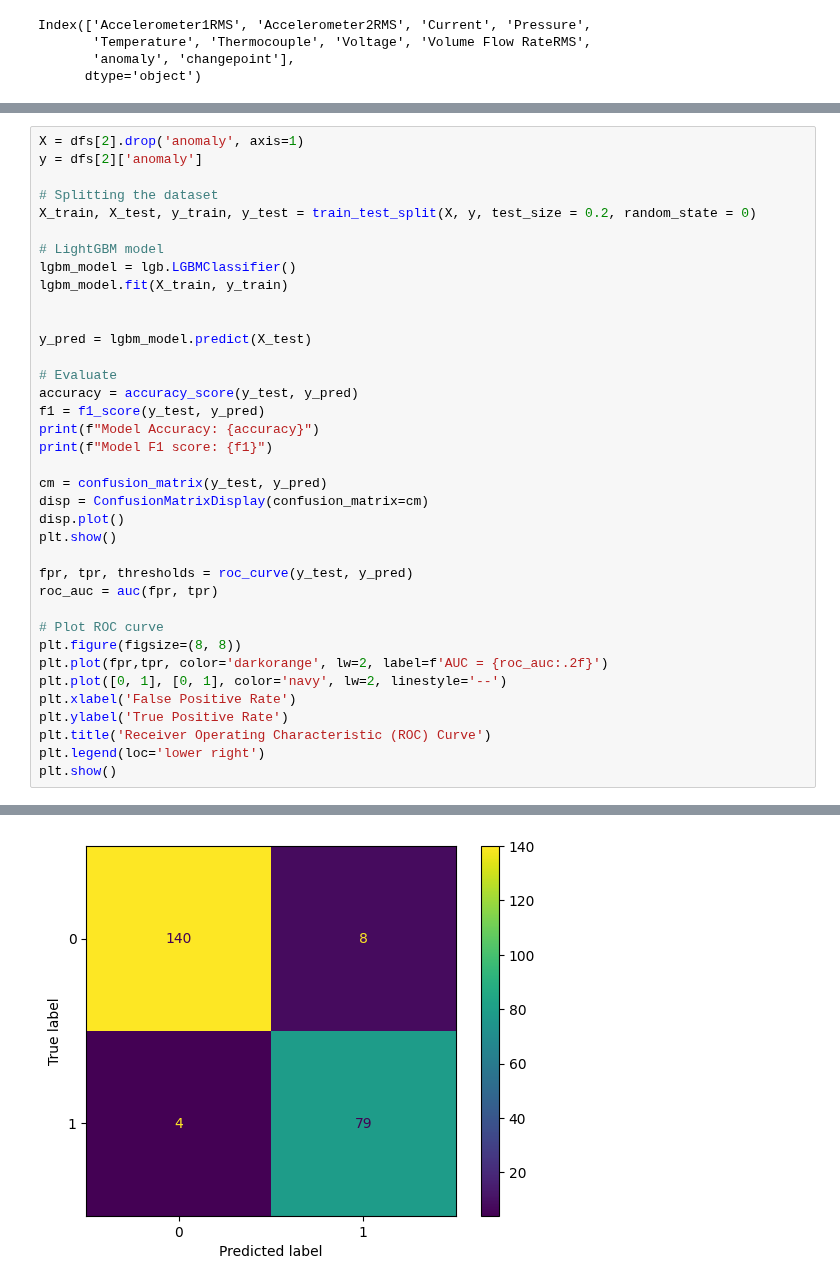
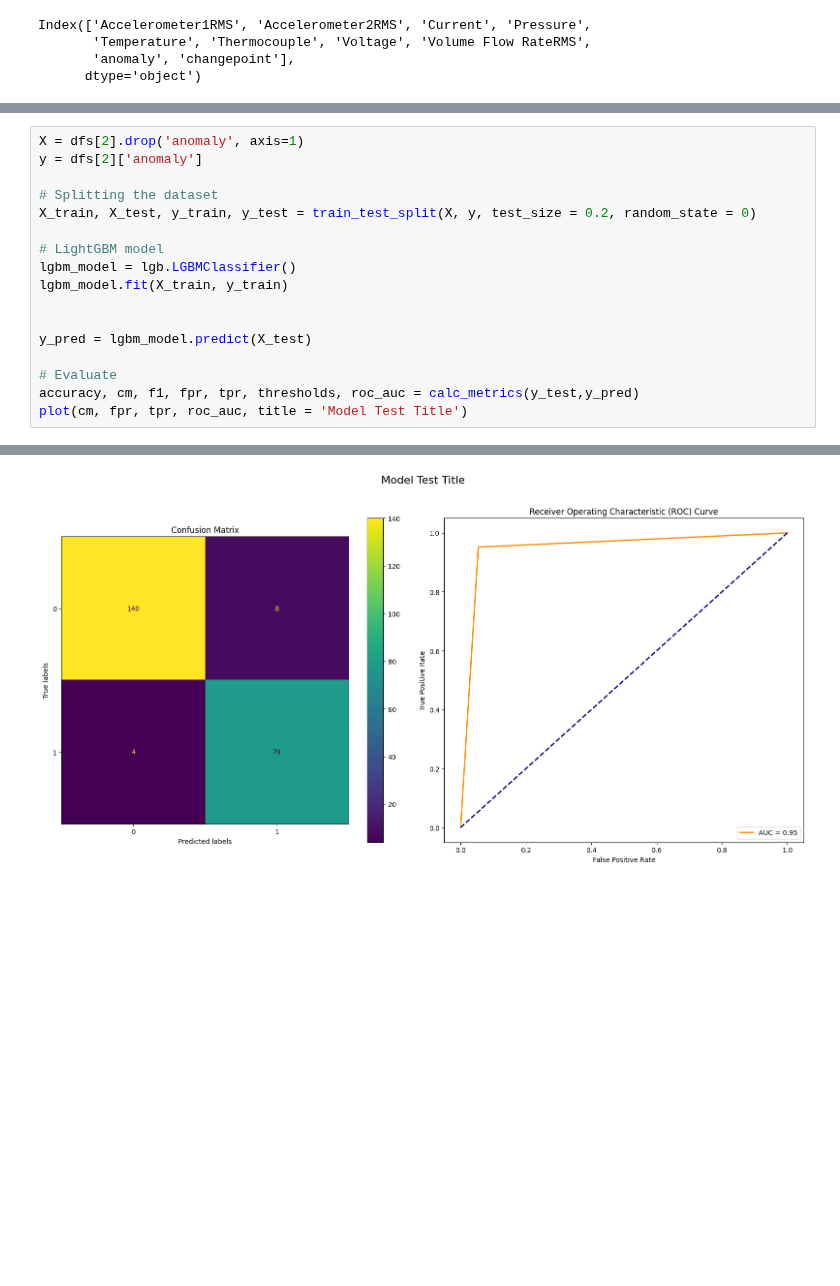
Before and after one commit to Oren-Ben/mlops-anomaly-detection, a Jupyter notebook: automatic_step_try.ipynb, the cells around one changed output, grey strips where cells are left out. Cells and saved outputs as stored; diff of their text form; blank space fills up the shorter version.

Commit message:
Add data folder, calc and plot function

```diff
--- a/automatic_step_try.ipynb
+++ b/automatic_step_try.ipynb
@@ -82,28 +95,8 @@ lgbm_model.fit(X_train, y_train)
 y_pred = lgbm_model.predict(X_test)
 
 # Evaluate
-accuracy = accuracy_score(y_test, y_pred)
-f1 = f1_score(y_test, y_pred)
-print(f"Model Accuracy: {accuracy}")
-print(f"Model F1 score: {f1}")
-
-cm = confusion_matrix(y_test, y_pred)
-disp = ConfusionMatrixDisplay(confusion_matrix=cm)
-disp.plot()
-plt.show()
-
-fpr, tpr, thresholds = roc_curve(y_test, y_pred)
-roc_auc = auc(fpr, tpr)
-
-# Plot ROC curve
-plt.figure(figsize=(8, 8))
-plt.plot(fpr,tpr, color='darkorange', lw=2, label=f'AUC = {roc_auc:.2f}')
-plt.plot([0, 1], [0, 1], color='navy', lw=2, linestyle='--')
-plt.xlabel('False Positive Rate')
-plt.ylabel('True Positive Rate')
-plt.title('Receiver Operating Characteristic (ROC) Curve')
-plt.legend(loc='lower right')
-plt.show()
+accuracy, cm, f1, fpr, tpr, thresholds, roc_auc = calc_metrics(y_test,y_pred)
+plot(cm, fpr, tpr, roc_auc, title = 'Model Test Title')
 # %% [output]
 [LightGBM] [Warning] Found whitespace in feature_names, replace with underlines
 [LightGBM] [Info] Number of positive: 320, number of negative: 603
@@ -125 +118 @@ Model F1 score: 0.9294117647058823
-[figure, old version]
+[figure, new version]
```
Also changed, not shown: parts of 12 cells of this notebook, 39 other files.
